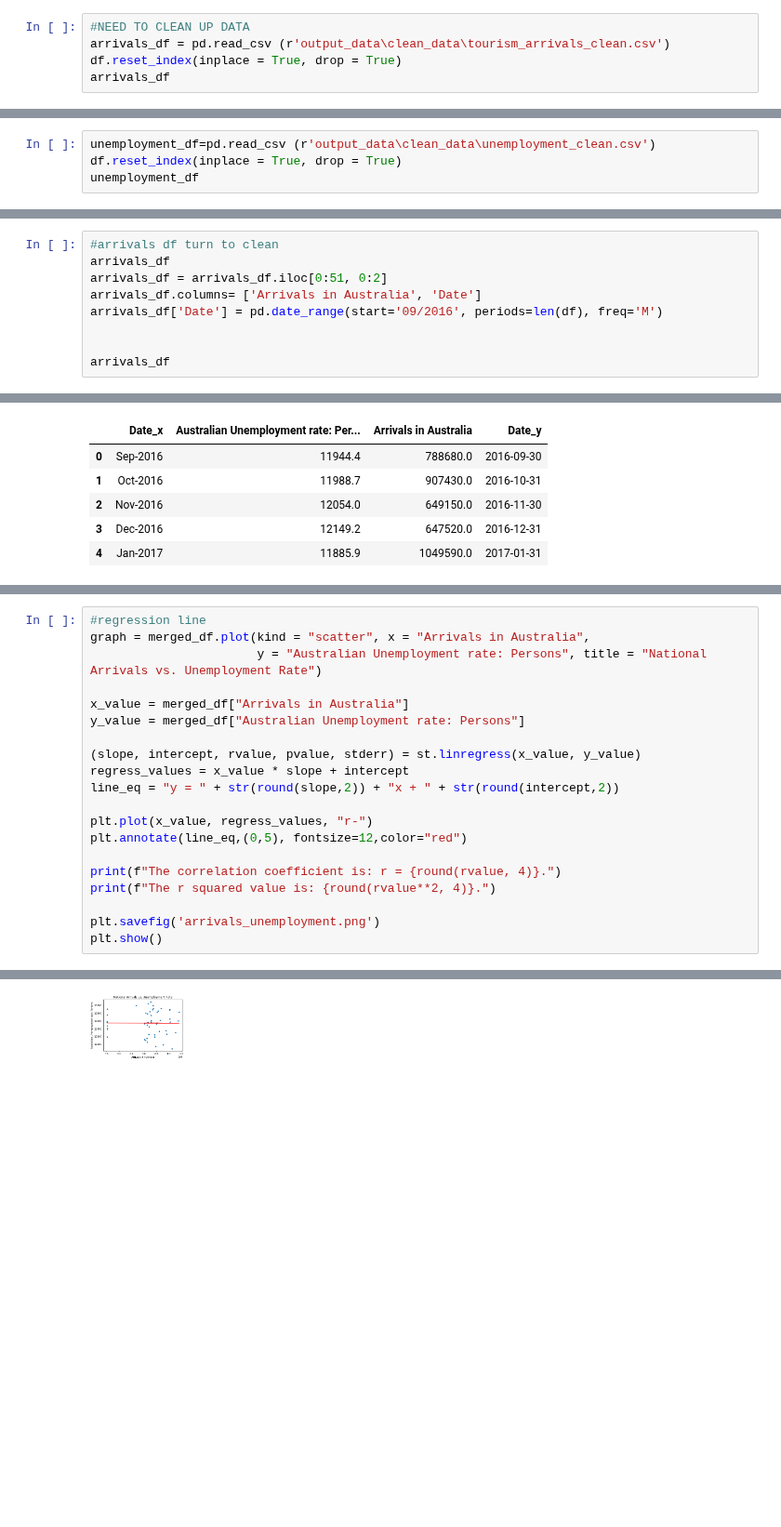
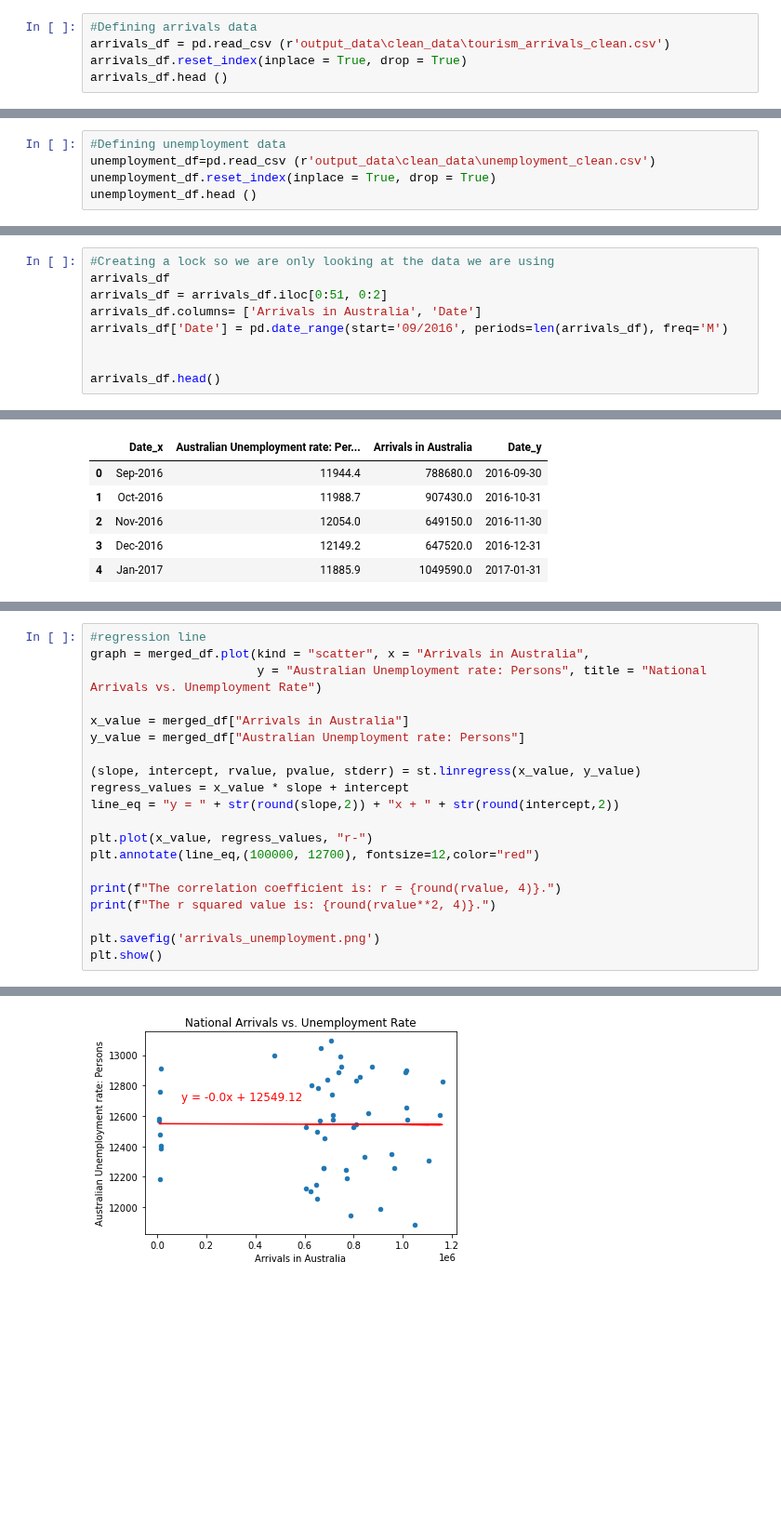
Before and after one commit to tomjp90/Project-1, a Jupyter notebook: Emily Part 3.ipynb, the cells around one changed output, grey strips where cells are left out. Shown at 93% size. Cells and saved outputs as stored; diff of their text form; blank space fills up the shorter version.

```diff
--- a/Emily Part 3.ipynb
+++ b/Emily Part 3.ipynb
@@ -6,10 +6,10 @@ import matplotlib.pyplot as plt
 import numpy as np
 import scipy.stats as st
 # %%
-#NEED TO CLEAN UP DATA
+#Defining arrivals data
 arrivals_df = pd.read_csv (r'output_data\clean_data\tourism_arrivals_clean.csv')
-df.reset_index(inplace = True, drop = True)
-arrivals_df
+arrivals_df.reset_index(inplace = True, drop = True)
+arrivals_df.head ()
 # %% [output]
 |  | Australia | Norfolk Island | Australian External Territories nec | New Zealand | New Caledonia | Papua New Guinea | ... |
 | 0 | 788,680 | 0 | 0 | 166,800 | 0 | 3,420 | ... |
@@ -32,7 +21,8 @@ arrivals_df
 # %%
+#Defining unemployment data
 unemployment_df=pd.read_csv (r'output_data\clean_data\unemployment_clean.csv')
-df.reset_index(inplace = True, drop = True)
-unemployment_df
+unemployment_df.reset_index(inplace = True, drop = True)
+unemployment_df.head ()
 # %% [output]
 |  | Date | Australia ; Employed total ; Pers... | Australia ; Employed total ; > Ma... | Australia ; Employed total ; > Fe... | Australia ; > Employed full-time ... | ... |
 | 0 | Jul-1991 | 7583.0 | 4398.2 | 3184.8 | 5900.9 | ... |
@@ -92,14 +68,14 @@ unemployment_clean.head()
 | 3 | Dec-2016 | 12149.2 |
 | 4 | Jan-2017 | 11885.9 |
 # %%
-#arrivals df turn to clean
+#Creating a lock so we are only looking at the data we are using
 arrivals_df
 arrivals_df = arrivals_df.iloc[0:51, 0:2]
 arrivals_df.columns= ['Arrivals in Australia', 'Date']
-arrivals_df['Date'] = pd.date_range(start='09/2016', periods=len(df), freq='M')
+arrivals_df['Date'] = pd.date_range(start='09/2016', periods=len(arrivals_df), freq='M')
 
 
-arrivals_df
+arrivals_df.head()
 # %% [output]
 |  | Arrivals in Australia | Date |
 | 0 | 788,680 | 2016-09-30 |
@@ -168,24 +133,24 @@ plt.savefig('arrivals_vs_unemployment.png')
 # %%
 #regression line
 graph = merged_df.plot(kind = "scatter", x = "Arrivals in Australia",
                        y = "Australian Unemployment rate: Persons", title = "National Arrivals vs. Unemployment Rate")
 
 x_value = merged_df["Arrivals in Australia"]
 y_value = merged_df["Australian Unemployment rate: Persons"]
 
 (slope, intercept, rvalue, pvalue, stderr) = st.linregress(x_value, y_value)
 regress_values = x_value * slope + intercept
 line_eq = "y = " + str(round(slope,2)) + "x + " + str(round(intercept,2))
 
 plt.plot(x_value, regress_values, "r-")
-plt.annotate(line_eq,(0,5), fontsize=12,color="red")
+plt.annotate(line_eq,(100000, 12700), fontsize=12,color="red")
 
 print(f"The correlation coefficient is: r = {round(rvalue, 4)}.")
 print(f"The r squared value is: {round(rvalue**2, 4)}.")
 
 plt.savefig('arrivals_unemployment.png')
 plt.show()
 # %% [output]
 The correlation coefficient is: r = -0.0058.
 The r squared value is: 0.0.
-[figure, old version]
+[figure, new version]
```
Also changed, not shown: parts of 18 cells of this notebook, 5 other files.
